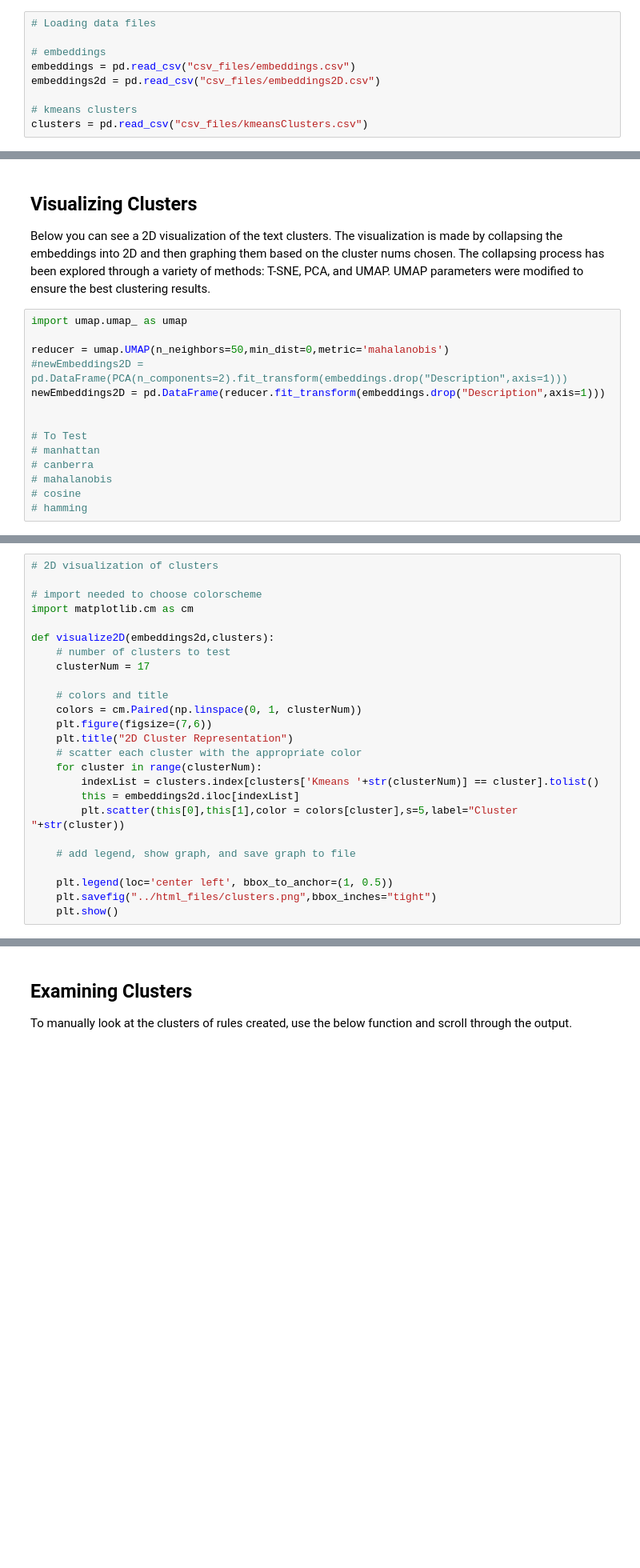
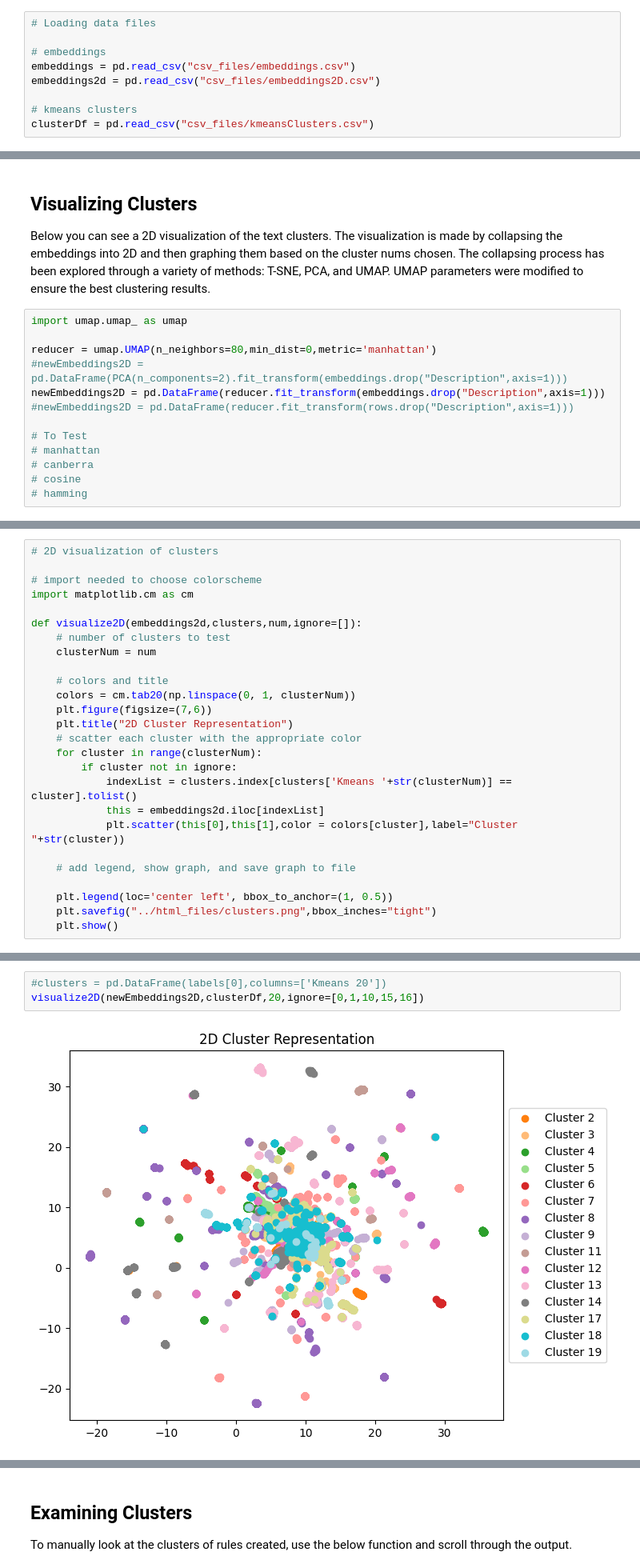
Before and after one commit to zstephe/zstephe.github.io, a Jupyter notebook: Glyph/visualization.ipynb, the cells around one changed output, grey strips where cells are left out. Shown at 80% size. Saved outputs shown, nothing was run; the diff lists cells and outputs as text; blank space fills up the shorter version.

Commit message:
Clustering honorifics

```diff
--- a/Glyph/visualization.ipynb
+++ b/Glyph/visualization.ipynb
@@ -9,4 +9,4 @@ embeddings = pd.read_csv("csv_files/embeddings.csv")
 embeddings2d = pd.read_csv("csv_files/embeddings2D.csv")
 
 # kmeans clusters
-clusters = pd.read_csv("csv_files/kmeansClusters.csv")
+clusterDf = pd.read_csv("csv_files/kmeansClusters.csv")
@@ -26,14 +61,13 @@ Below you can see a 2D visualization of the text clusters. The visualization is
 # %%
 import umap.umap_ as umap
 
-reducer = umap.UMAP(n_neighbors=50,min_dist=0,metric='mahalanobis')
+reducer = umap.UMAP(n_neighbors=80,min_dist=0,metric='manhattan')
 #newEmbeddings2D = pd.DataFrame(PCA(n_components=2).fit_transform(embeddings.drop("Description",axis=1)))
 newEmbeddings2D = pd.DataFrame(reducer.fit_transform(embeddings.drop("Description",axis=1)))
-
+#newEmbeddings2D = pd.DataFrame(reducer.fit_transform(rows.drop("Description",axis=1)))
 
 # To Test
 # manhattan
 # canberra
-# mahalanobis
 # cosine
 # hamming
@@ -45,19 +77,20 @@ OMP: Info #276: omp_set_nested routine deprecated, please use omp_set_max_active
 # import needed to choose colorscheme
 import matplotlib.cm as cm
 
-def visualize2D(embeddings2d,clusters):
+def visualize2D(embeddings2d,clusters,num,ignore=[]):
     # number of clusters to test
-    clusterNum = 17
+    clusterNum = num
 
     # colors and title
-    colors = cm.Paired(np.linspace(0, 1, clusterNum))
+    colors = cm.tab20(np.linspace(0, 1, clusterNum))
     plt.figure(figsize=(7,6))
     plt.title("2D Cluster Representation")
     # scatter each cluster with the appropriate color
     for cluster in range(clusterNum):
-        indexList = clusters.index[clusters['Kmeans '+str(clusterNum)] == cluster].tolist()
-        this = embeddings2d.iloc[indexList]
-        plt.scatter(this[0],this[1],color = colors[cluster],s=5,label="Cluster "+str(cluster))
+        if cluster not in ignore:
+            indexList = clusters.index[clusters['Kmeans '+str(clusterNum)] == cluster].tolist()
+            this = embeddings2d.iloc[indexList]
+            plt.scatter(this[0],this[1],color = colors[cluster],label="Cluster "+str(cluster))
 
     # add legend, show graph, and save graph to file
 
@@ -70,0 +100,5 @@ visualize2D(newEmbeddings2D,clusters)
+# %%
+#clusters = pd.DataFrame(labels[0],columns=['Kmeans 20'])
+visualize2D(newEmbeddings2D,clusterDf,20,ignore=[0,1,10,15,16])
+# %% [output]
+[figure, added]
```
Also changed, not shown: parts of 7 cells of this notebook, 2 other files.
